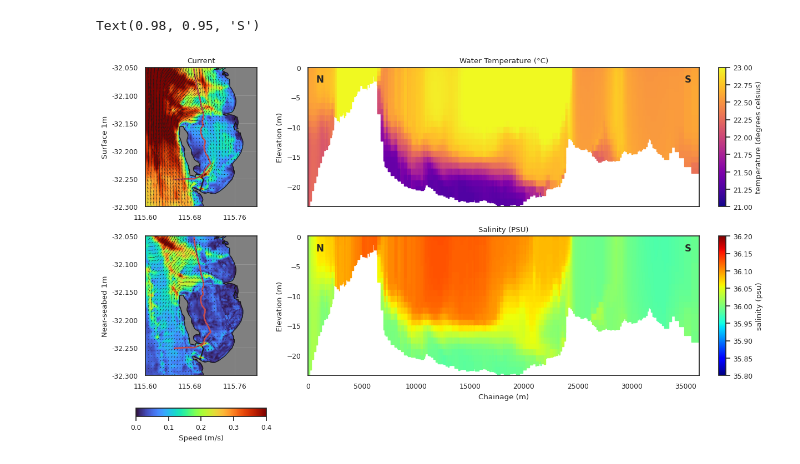
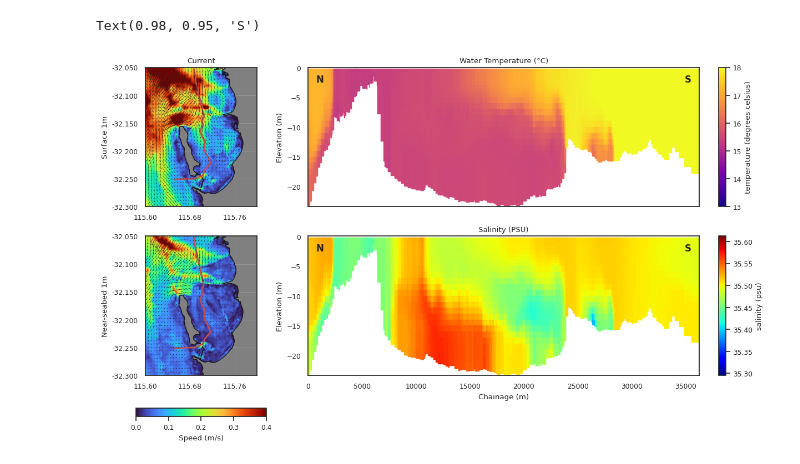
Before and after one commit to SEAF-CS/csiem-marvl, a Jupyter notebook: custom_py/tfv_curtain_panel/curtain_4panel.ipynb, the cells around one changed output. Drawn from its saved outputs; the diff is of its cells as text; code cells hidden in the pictures.

```diff
--- a/custom_py/tfv_curtain_panel/curtain_4panel.ipynb
+++ b/custom_py/tfv_curtain_panel/curtain_4panel.ipynb
@@ -18,6 +16,6 @@ sns.set(style='white', font_scale=0.8)
 # %%
 # Use the correct DBFS path for the shared volume
-model_folder = Path('/Volumes/wesport-shared-catalog/shared-datalake/csiem-data-warehouse/model/csiem-aed-1.6/')
+model_folder = Path('/Projects2/csiem/model/csiem_model_tfvaed_1.6/outputs/results/')
 model_file = 'csiem_B009_20221101_20240401_WQ.nc'
 ds = xr.open_dataset(model_folder/model_file, decode_times=True, engine='netcdf4')
 fv = ds.tfv
@@ -62,7 +44,7 @@ import geopandas as gpd
 import pandas as pd
 
 # Load the shapefile
-shp_path = r"/Workspace/Shared/Analytics/shapefile/New_Curtain_line_LL_100m.shp"
+shp_path = r"../../gis/Curtain/New_Curtain_line_LL_100m.shp"
 gdf = gpd.read_file(shp_path)
 # Make sure the CRS is geographic (lat/lon)
 if gdf.crs.to_epsg() != 4326:
@@ -85,7 +67,7 @@ temp_spec = dict(cmap='YlOrRd', clim=(21, 24), shading='interp', colorbar=False,
 titles = {0: 'Current', 1: 'Temperature Curtain', 2: 'Salinity Curtain'}
 ylabels = {0: 'Surface 1m', 1: 'Near-seabed 1m', 2: 'Depth-averaged'}
 
-time = '2023-12-01 20:00'
+time = '2023-07-01 20:00'
 bbox = (115.60, -32.30, 115.80, -32.05)  # Focus on specific area
 zoom = bbox  # Use zoom parameter for fv.plot()
 
@@ -135,7 +117,7 @@ fv.plot_curtain(
     ax=ax_temp_curtain,
     ec="face",  # edgecolor
     cmap="plasma",  # for temperature
-    clim=(21, 23),   # temperature limits
+    clim=(13, 18),   # temperature limits
 )
 
 # Salinity curtain
@@ -146,7 +128,7 @@ fv.plot_curtain(
     ax=ax_sal_curtain,
     ec="face",  # edgecolor
     cmap="jet",  # for salinity
-    clim=(35.8, 36.2),   # salinity limits
+ #   clim=(35.8, 36.2),   # salinity limits
 )
 
 # Format current plot axes
@@ -160,34 +142,34 @@ for i, ax in enumerate(current_axes):
     ticks_loc = ax.get_xticks().tolist()
     ax.xaxis.set_major_locator(mticker.FixedLocator(ticks_loc))
     ax.set_xticklabels([f'{x:0.2f}' for x in ticks_loc])
 
     # Set labels
     ax.set_ylabel(ylabels[i])
     if i == 0:
         ax.set_title('Current')
     else:
         ax.set_title('')
 
 # Format curtain plot axes
 ax_temp_curtain.set_title('Water Temperature (°C)')
 ax_temp_curtain.set_xlabel("")       # remove "Chainage (m)"
 ax_temp_curtain.tick_params(labelbottom=False)
 ax_temp_curtain.set_xticks([])
 
 # Add N, S labels to curtain plots
 ax_temp_curtain.text(0.02, 0.95, 'N', transform=ax_temp_curtain.transAxes, fontsize=12, fontweight='bold', va='top')
 
 ax_temp_curtain.text(0.98, 0.95, 'S', transform=ax_temp_curtain.transAxes, fontsize=12, fontweight='bold', va='top', ha='right')
 
 plt.colorbar(c1.patch, ax=ax_curr_bot, orientation='horizontal', label='Speed (m/s)', aspect=15)
 
 ax_sal_curtain.set_title('Salinity (PSU)')# Add colorbars
 
 ax_sal_curtain.text(0.02, 0.95, 'N', transform=ax_sal_curtain.transAxes, fontsize=12, fontweight='bold', va='top')
 ax_sal_curtain.text(0.98, 0.95, 'S', transform=ax_sal_curtain.transAxes, fontsize=12, fontweight='bold', va='top', ha='right')
 # %% [output]
 Text(0.98, 0.95, 'S')
-[figure, old version]
+[figure, new version]
 # %%
 import matplotlib.ticker as mticker  # Helps set tick positions
 vel_spec = dict(cmap='turbo', clim=(0, 0.40), shading='interp', colorbar=False, boundary=True)
```
Also changed, not shown: parts of 4 cells of this notebook, 4 other files.
